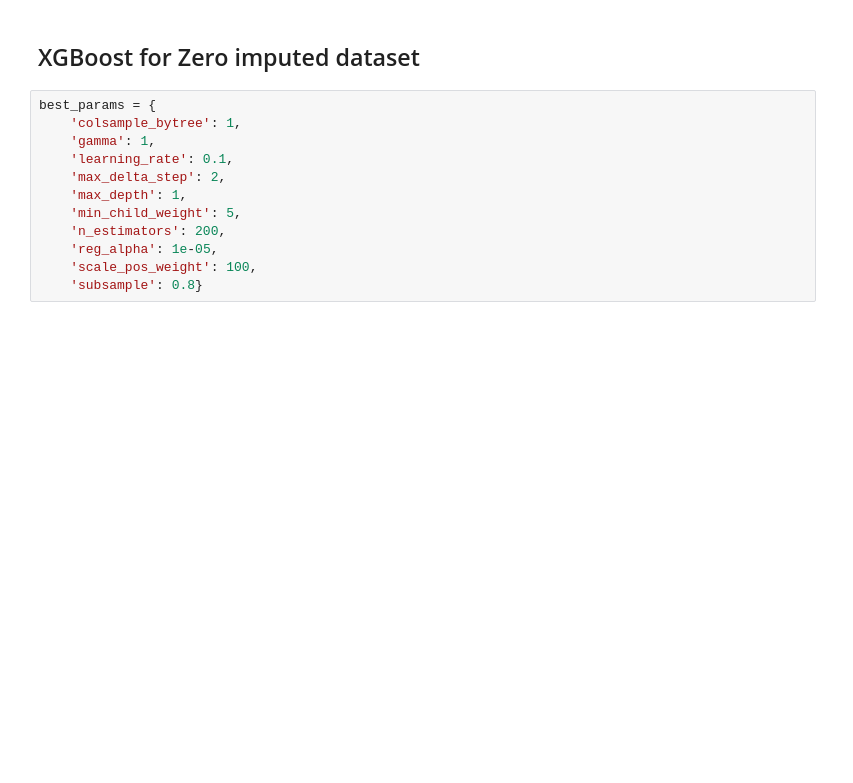
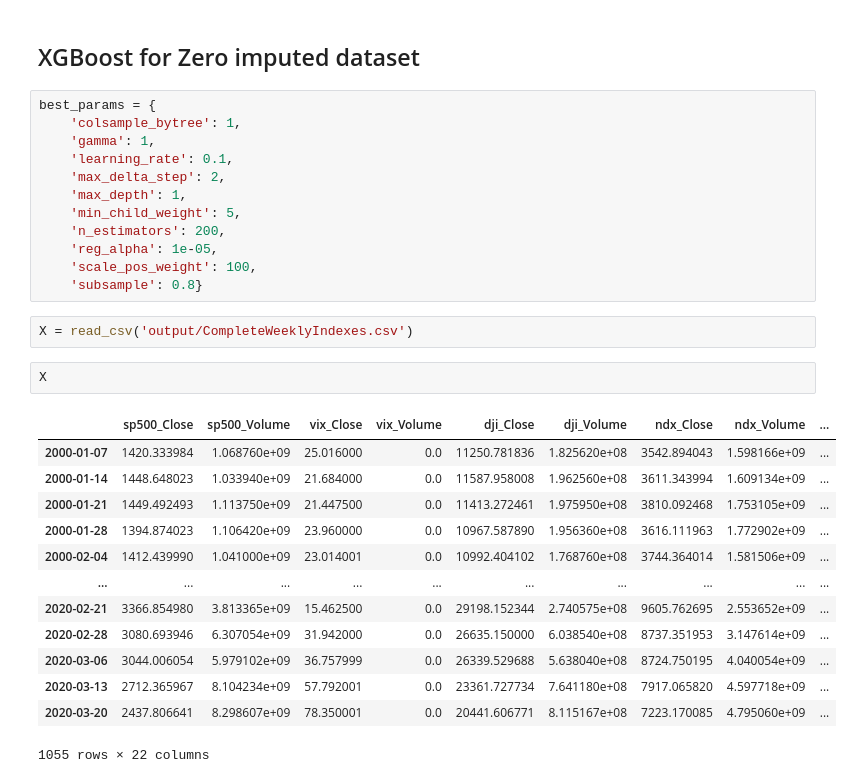
Before and after one commit to Alfieriek/MissingDataInTimeSeries, a Jupyter notebook: 07.05_XGBoost-Zero Imputation.ipynb, the cells around one changed output. Saved outputs shown, nothing was run; the diff lists cells and outputs as text; blank space fills up the shorter version.

```diff
--- a/07.05_XGBoost-Zero Imputation.ipynb
+++ b/07.05_XGBoost-Zero Imputation.ipynb
@@ -60,3 +60,21 @@ best_params = {
     'reg_alpha': 1e-05,
     'scale_pos_weight': 100,
     'subsample': 0.8}
+# %%
+X = read_csv('output/CompleteWeeklyIndexes.csv')
+# %%
+X
+# %% [output]
+|  | sp500_Close | sp500_Volume | vix_Close | vix_Volume | dji_Close | dji_Volume | ndx_Close | ndx_Volume | ... |
+| 2000-01-07 | 1420.333984 | 1.068760e+09 | 25.016000 | 0.0 | 11250.781836 | 1.825620e+08 | 3542.894043 | 1.598166e+09 | ... |
+| 2000-01-14 | 1448.648023 | 1.033940e+09 | 21.684000 | 0.0 | 11587.958008 | 1.962560e+08 | 3611.343994 | 1.609134e+09 | ... |
+| 2000-01-21 | 1449.492493 | 1.113750e+09 | 21.447500 | 0.0 | 11413.272461 | 1.975950e+08 | 3810.092468 | 1.753105e+09 | ... |
+| 2000-01-28 | 1394.874023 | 1.106420e+09 | 23.960000 | 0.0 | 10967.587890 | 1.956360e+08 | 3616.111963 | 1.772902e+09 | ... |
+| 2000-02-04 | 1412.439990 | 1.041000e+09 | 23.014001 | 0.0 | 10992.404102 | 1.768760e+08 | 3744.364014 | 1.581506e+09 | ... |
+| ... | ... | ... | ... | ... | ... | ... | ... | ... | ... |
+| 2020-02-21 | 3366.854980 | 3.813365e+09 | 15.462500 | 0.0 | 29198.152344 | 2.740575e+08 | 9605.762695 | 2.553652e+09 | ... |
+| 2020-02-28 | 3080.693946 | 6.307054e+09 | 31.942000 | 0.0 | 26635.150000 | 6.038540e+08 | 8737.351953 | 3.147614e+09 | ... |
+| 2020-03-06 | 3044.006054 | 5.979102e+09 | 36.757999 | 0.0 | 26339.529688 | 5.638040e+08 | 8724.750195 | 4.040054e+09 | ... |
+| 2020-03-13 | 2712.365967 | 8.104234e+09 | 57.792001 | 0.0 | 23361.727734 | 7.641180e+08 | 7917.065820 | 4.597718e+09 | ... |
+| 2020-03-20 | 2437.806641 | 8.298607e+09 | 78.350001 | 0.0 | 20441.606771 | 8.115167e+08 | 7223.170085 | 4.795060e+09 | ... |
+1055 rows × 22 columns
```
Also changed, not shown: parts of 8 cells of this notebook.
